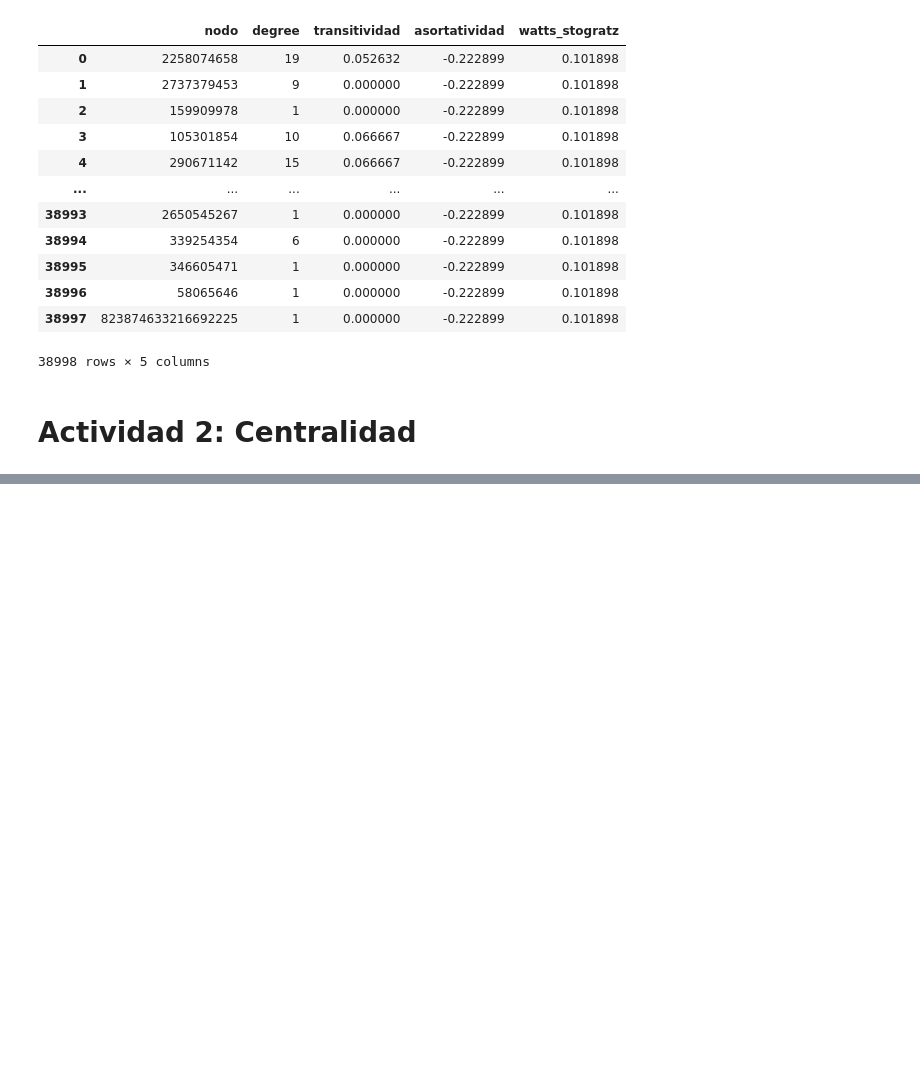
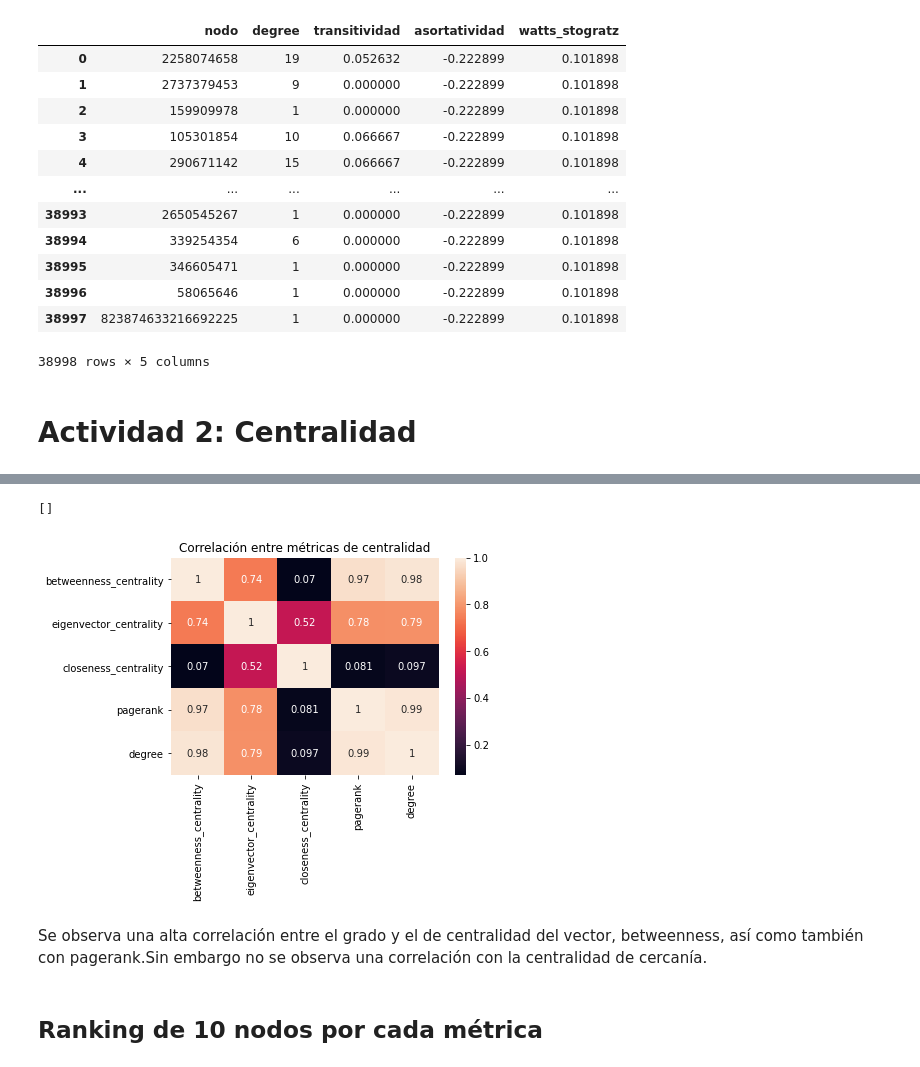
Before and after one commit to estebanarr/graphMachineLearning, a Jupyter notebook: notebooks/Practico1.ipynb, the cells around one changed output, grey strips where cells are left out. Cells and saved outputs as stored; diff of their text form; code cells hidden in the pictures; blank space fills up the shorter version.

```diff
--- a/notebooks/Practico1.ipynb
+++ b/notebooks/Practico1.ipynb
@@ -311,0 +418,11 @@ G_ig.
+# %%
+sns.heatmap(df_centralidad.corr(),annot=True)
+plt.title('Correlación entre métricas de centralidad')
+plt.plot()
+# %% [output]
+[]
+[figure, added]
+# %% [markdown]
+Se observa una alta correlación entre el grado y el de centralidad del vector, betweenness, así como también con pagerank.Sin embargo no se observa una correlación con la centralidad de cercanía.
+# %% [markdown]
+## Ranking de 10 nodos por cada métrica
```
Also changed, not shown: parts of 26 cells of this notebook.
